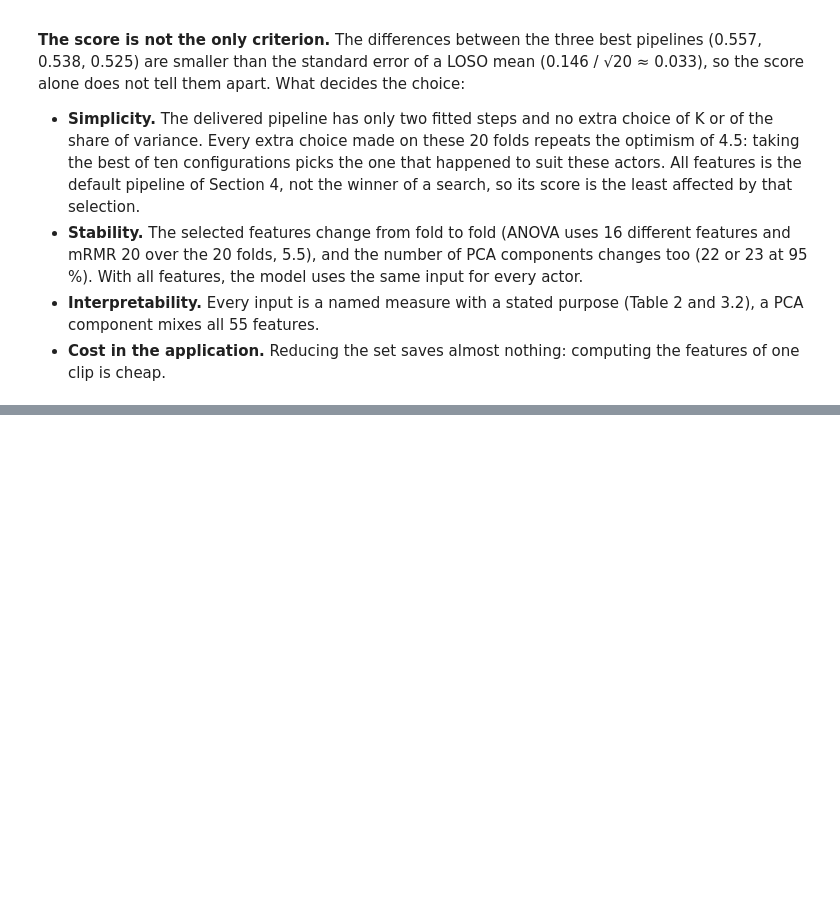
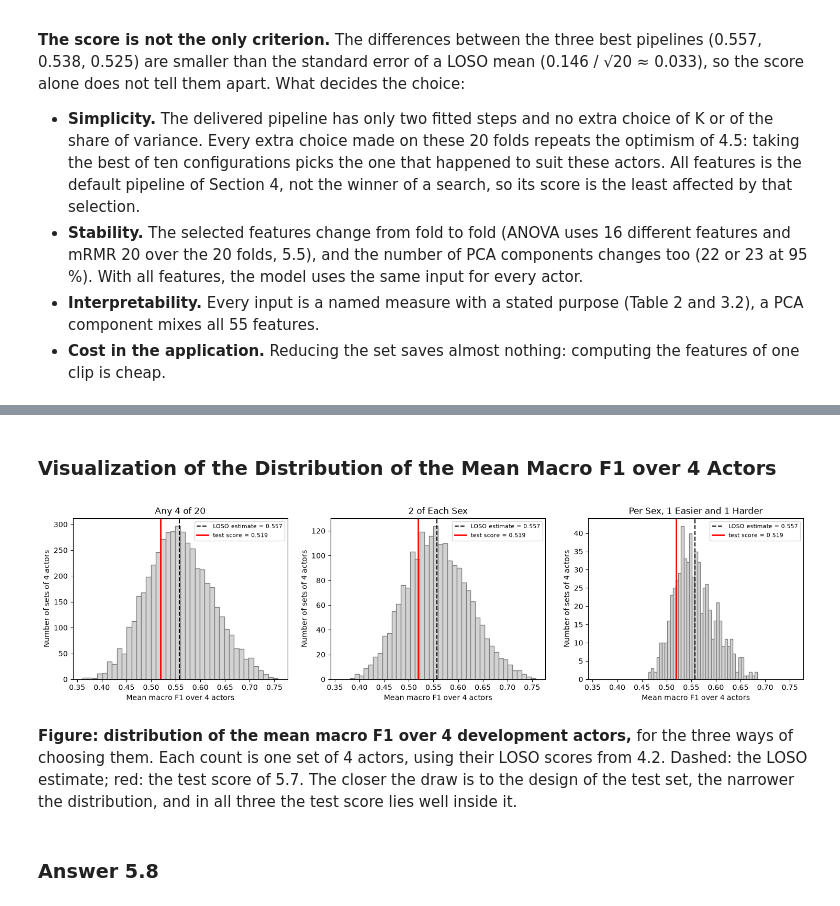
Before and after one commit to migasantunes/Emotion_Recognition, a Jupyter notebook: notebooks/05_selection_test.ipynb, the cells around one changed output, grey strips where cells are left out. Drawn from its saved outputs; the diff is of its cells as text; code cells hidden in the pictures; blank space fills up the shorter version.

```diff
--- a/notebooks/05_selection_test.ipynb
+++ b/notebooks/05_selection_test.ipynb
@@ -543,0 +678,29 @@ Every configuration is evaluated under LOSO on the 20 development actors, with t
+# %%
+actors_dev = loso_f1.index.to_numpy()
+male = actors_dev[actors_dev % 2 == 1]
+female = actors_dev[actors_dev % 2 == 0]
+
+def easier_harder(actors): # split one sex into its easier and harder half by LOSO macro F1
+    ordered = loso_f1[actors].sort_values().index.to_numpy()
+    return ordered[len(ordered) // 2:], ordered[:len(ordered) // 2]
+
+male_easy, male_hard = easier_harder(male)
+female_easy, female_hard = easier_harder(female)
+
+draws = {"any 4 of the 20": [loso_f1[list(c)].mean() for c in combinations(actors_dev, 4)],
+         "2 male + 2 female": [loso_f1[list(m + f)].mean() for m in combinations(male, 2) for f in combinations(female, 2)],
+         "per sex, 1 easier + 1 harder": [loso_f1[[a, b, c, d]].mean() for a in male_easy for b in male_hard
+                                          for c in female_easy for d in female_hard]}
+
+difference = test_mean - loso_f1.mean()
+
+variation = pd.DataFrame({name: {"sets of 4 actors": len(means),
+                                 "std of the 4-actor mean": np.std(means),
+                                 "2.5 % percentile": np.percentile(means, 2.5),
+                                 "97.5 % percentile": np.percentile(means, 97.5),
+                                 "percentile of the test score": 100 * np.mean(np.array(means) <= test_mean),
+                                 "|test - LOSO| / std": abs(difference) / np.std(means)}
+                          for name, means in draws.items()}).T
+
+print(f"Test - LOSO = {difference:+.4f}")
+variation.round(4)
@@ -543,0 +721,23 @@ Every configuration is evaluated under LOSO on the 20 development actors, with t
+# %% [markdown]
+### Visualization of the Distribution of the Mean Macro F1 over 4 Actors
+# %%
+draws_names = {"Any 4 of 20": "any 4 of the 20", "2 of Each Sex": "2 male + 2 female", "Per Sex, 1 Easier and 1 Harder":"per sex, 1 easier + 1 harder"}
+
+fig, axes = plt.subplots(1, 3, figsize=(18, 4), sharex=True)
+
+for ax, (title, name) in zip(axes, draws_names.items()):
+    ax.hist(draws[name], bins=40, color="lightgrey", edgecolor="grey")
+    ax.axvline(loso_f1.mean(), color="black", linestyle="--", label=f"LOSO estimate = {loso_f1.mean():.3f}")
+    ax.axvline(test_mean, color="red", linewidth=2, label=f"test score = {test_mean:.3f}")
+    ax.set_xlabel("Mean macro F1 over 4 actors")
+    ax.set_ylabel("Number of sets of 4 actors")
+    ax.set_title(title)
+    ax.legend(fontsize=8)
+
+plt.show()
+# %% [output]
+[figure, added]
+# %% [markdown]
+**Figure: distribution of the mean macro F1 over 4 development actors,** for the three ways of choosing them. Each count is one set of 4 actors, using their LOSO scores from 4.2. Dashed: the LOSO estimate; red: the test score of 5.7. The closer the draw is to the design of the test set, the narrower the distribution, and in all three the test score lies well inside it.
+# %% [markdown]
+### Answer 5.8
```
Also changed, not shown: parts of 22 cells of this notebook.
